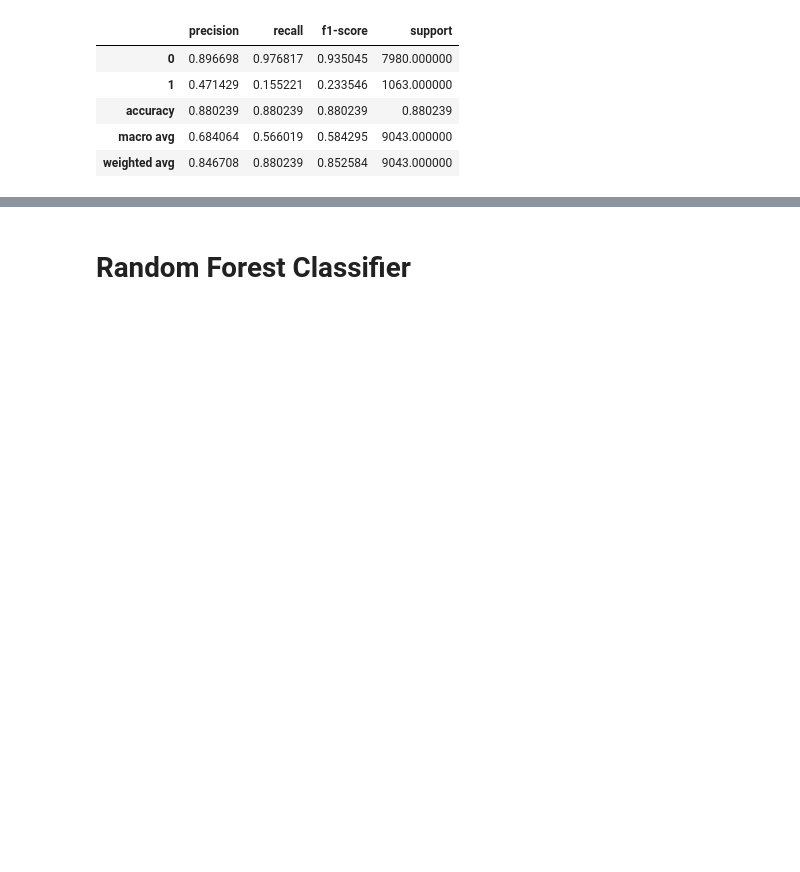
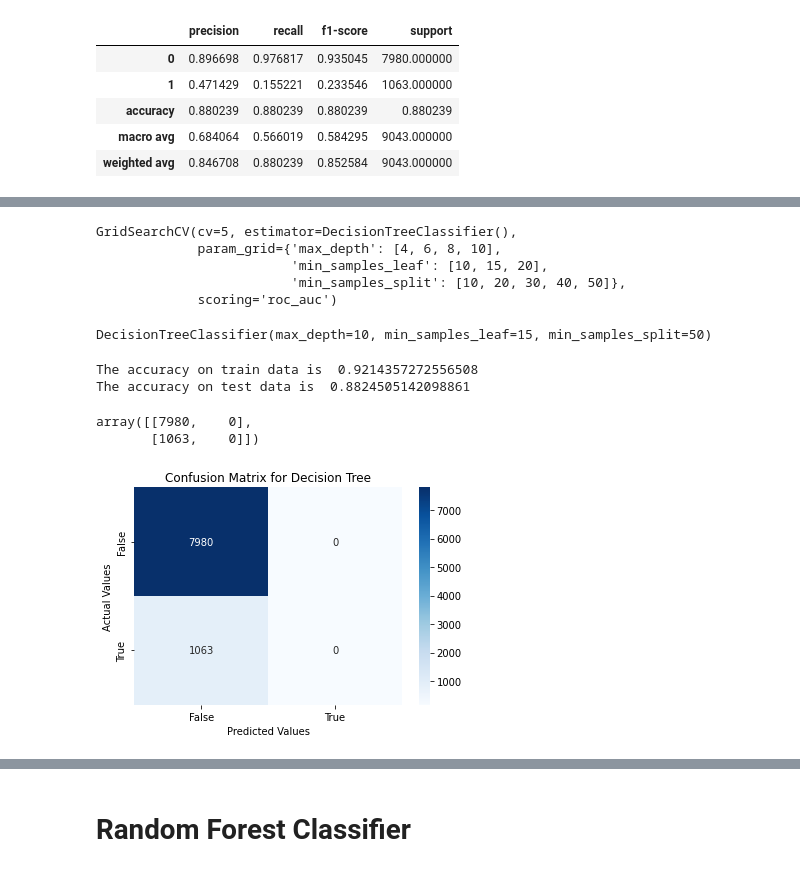
Before and after one commit to sainirajesh17/Bank_Marketing_Effectiveness_Prediction-ML_Classification-, a Jupyter notebook: Bank_Marketing_Effectiveness_Prediction_(Classification)_Capstone_Project.ipynb, the cells around one changed output, grey strips where cells are left out. Cells and saved outputs as stored; diff of their text form; code cells hidden in the pictures; blank space fills up the shorter version.

```diff
--- a/Bank_Marketing_Effectiveness_Prediction_(Classification)_Capstone_Project.ipynb
+++ b/Bank_Marketing_Effectiveness_Prediction_(Classification)_Capstone_Project.ipynb
@@ -552,0 +556,12 @@ log_reg_df
+# %%
+dt_clf.fit(X_train_sm,y_train_sm)
+# %% [output]
+GridSearchCV(cv=5, estimator=DecisionTreeClassifier(),
+             param_grid={'max_depth': [4, 6, 8, 10],
+                         'min_samples_leaf': [10, 15, 20],
+                         'min_samples_split': [10, 20, 30, 40, 50]},
+             scoring='roc_auc')
+# %%
+dt_clf.best_estimator_
+# %% [output]
+DecisionTreeClassifier(max_depth=10, min_samples_leaf=15, min_samples_split=50)
@@ -552,0 +573,41 @@ log_reg_df
+# %%
+# Getting the accuracy scores for training and testing set.
+
+train_accuracy_dt = accuracy_score(train_dt_prediction, y_train_sm)
+test_accuracy_dt = accuracy_score(test_dt_prediction, y_test)
+
+# Display accuracies.
+print("The accuracy on train data is ", train_accuracy_dt)
+print("The accuracy on test data is ", test_accuracy_dt)
+# %% [output]
+The accuracy on train data is  0.9214357272556508
+The accuracy on test data is  0.8824505142098861
+# %%
+# Confusion Matrix for random forest classifier.
+
+dt_cf_matrix = confusion_matrix(y_test,test_dt_prediction)
+dt_cf_matrix
+# %% [output]
+array([[7980,    0],
+       [1063,    0]])
+# %%
+# Plotting the confusion matrix
+
+labels = ['7980','0','1063','0']
+
+labels = np.asarray(labels).reshape(2,2)
+
+ax = sns.heatmap(cf_matrix, annot=labels, fmt='', cmap='Blues')
+
+ax.set_title('Confusion Matrix for Decision Tree');
+ax.set_xlabel('Predicted Values')
+ax.set_ylabel('Actual Values');
+
+## Ticket labels - List must be in alphabetical order
+ax.xaxis.set_ticklabels(['False','True'])
+ax.yaxis.set_ticklabels(['False','True'])
+
+## Display the visualization of the Confusion Matrix.
+plt.show()
+# %% [output]
+[figure, added]
```
Also changed, not shown: parts of 53 cells of this notebook.
